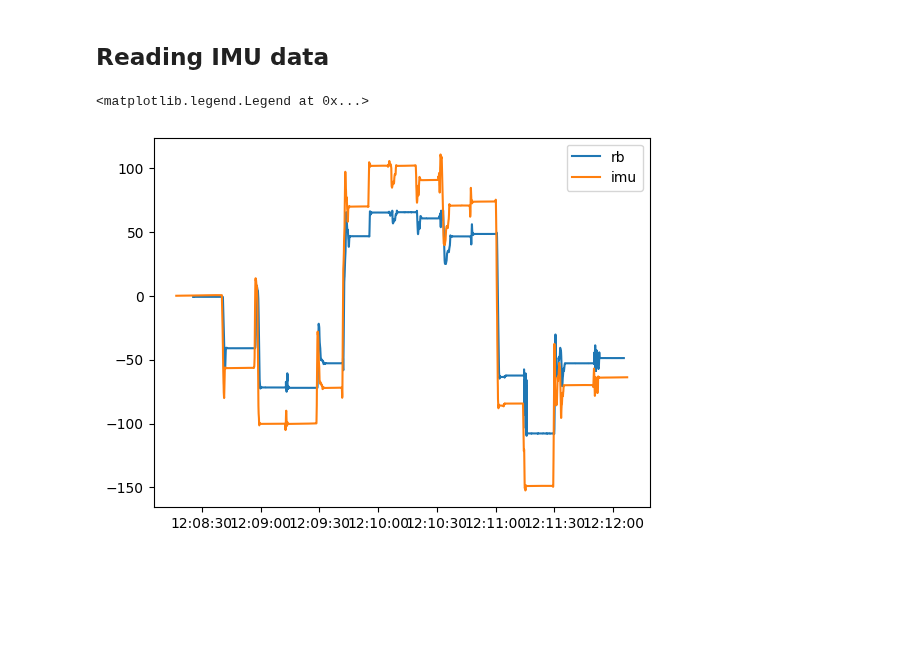
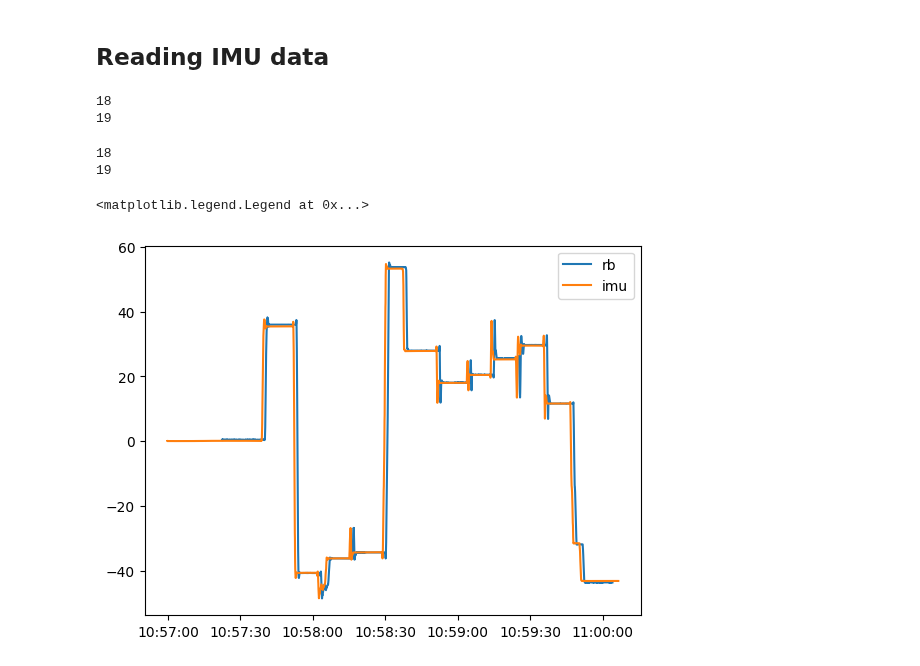
Before and after one commit to SujithChristopher/armbo, a Jupyter notebook: speed_bins/orientation_skateboard.ipynb, the cells around one changed output. Drawn from its saved outputs; the diff is of its cells as text; code cells hidden in the pictures; blank space fills up the shorter version.

```diff
--- a/speed_bins/orientation_skateboard.ipynb
+++ b/speed_bins/orientation_skateboard.ipynb
@@ -33,7 +33,7 @@ _parent_folder = "paper"
 _calib_folder_name = "calibration_00"
 
 _base_pth = os.path.join(_pth,"recorded_data",_parent_folder)
-_folder_name = 'armbo_orient_t0'
+_folder_name = 'armbo_orient_t1'
 
 _webcam_calib_folder = os.path.join(_pth,"recorded_data",_parent_folder,_calib_folder_name)
 _webcam_calib_folder = os.path.join(_webcam_calib_folder)
@@ -45,7 +45,7 @@ with open(_webcam_calib_pth, "rb") as f:
     _webcam_cam_mat = _temp[0]
     _webcam_dist = _temp[1]
 
-ar_lframe_pth = os.path.join(_webcam_calib_folder, "angle_rotmat.msgpack")
+ar_lframe_pth = os.path.join(_webcam_calib_folder, "armbo_orient_rotmat.msgpack")
 with open(ar_lframe_pth, "rb") as f:
     ar_lframe = mp.Unpacker(f, object_hook=mpn.decode)
     _ar_lframe_rot = next(ar_lframe)
@@ -236,7 +236,7 @@ _imu_pth = os.path.join(_base_pth, _folder_name, "imu01.csv")
 _imu_df = pl.read_csv(_imu_pth)
 
 dt = _imu_df["mils"].diff().mean()/1000
-dt = 0.01
+dt = 0.007
 filter_size = 101
 filter_order = 9
 _mean_gx = _imu_df["gx"][:filter_size ].mean()
@@ -287,13 +287,31 @@ for i in range(len(rb_angle_df)):
         rb_angle.append(r.as_euler('ZYX', degrees=True))
     except:
         rb_angle.append([np.nan, np.nan, np.nan])
+        print(i)
 rb_angle = np.array(rb_angle)
+# %% [output]
+18
+19
+# %%
+rb_angle_df = _mocap_df[['rb_ang_x', 'rb_ang_y', 'rb_ang_z', 'rb_ang_w']].fill_null(np.nan).to_numpy()
+rb_angle = []
+for i in range(len(rb_angle_df)):
+    try:
+        r = R.from_quat(rb_angle_df[i])
+        rb_angle.append(r.as_euler('ZYX', degrees=True))
+    except:
+        rb_angle.append([np.nan, np.nan, np.nan])
+        print(i)
+rb_angle = np.array(rb_angle)
+# %% [output]
+18
+19
 # %%
 _imu_df = _imu_df.with_columns(pl.col("sys_time").str.to_datetime().alias("sys_time"))
 # %%
-plt.plot(_mocap_df['time'],rb_angle[:,1] - 23, label="rb")
+plt.plot(_mocap_df['time'],rb_angle[:,1] + 14, label="rb")
 plt.plot(_imu_df['time'],_imu_df['ang_z'], label="imu")
 plt.legend()
 # %% [output]
 <matplotlib.legend.Legend at 0x...>
-[figure, old version]
+[figure, new version]
```
Also changed, not shown: parts of 7 cells of this notebook, 5 other files.
